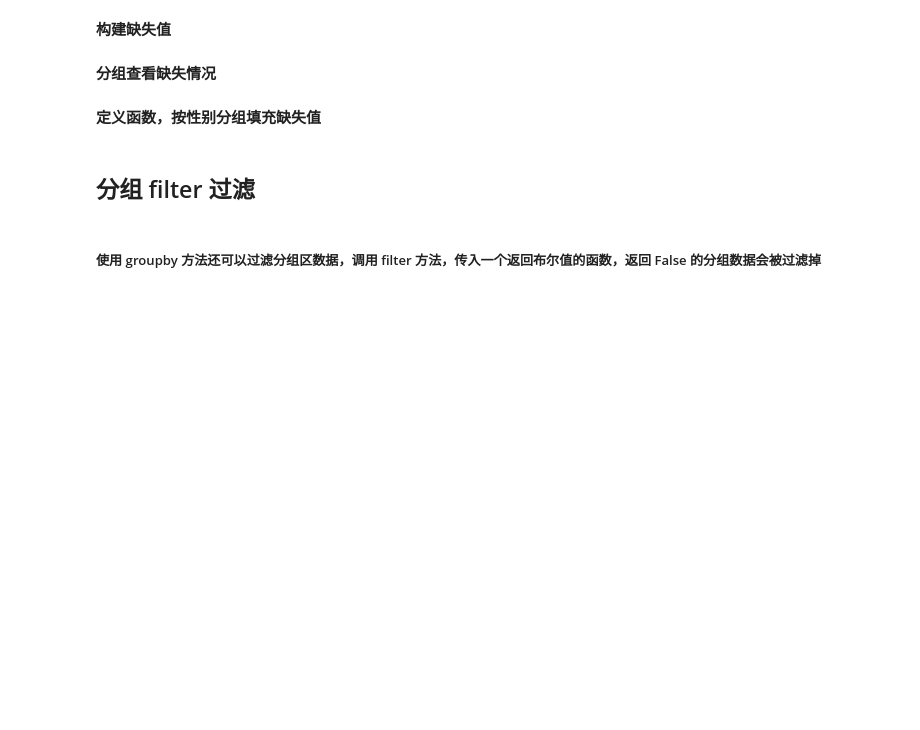
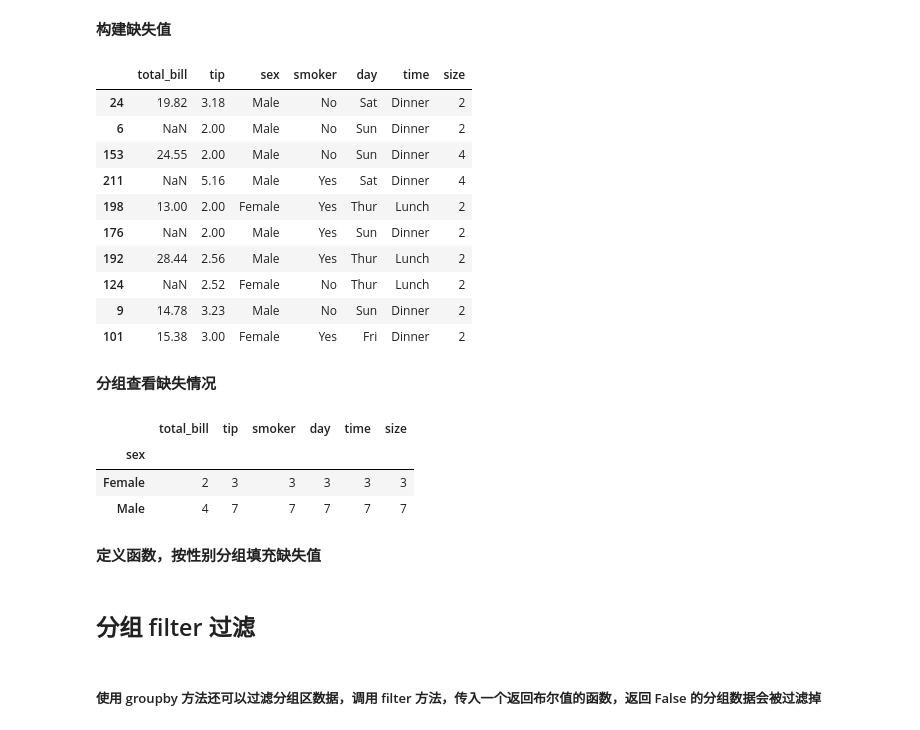
Before and after one commit to JohnChow96927/python-bigdata, a Jupyter notebook: Pandas/day3_220121_数据清洗&数据组合与分组/05-Pandas数据分组.ipynb, the cells around one changed output. Saved outputs shown, nothing was run; the diff lists cells and outputs as text; code cells hidden in the pictures; blank space fills up the shorter version.

```diff
--- a/Pandas/day3_220121_数据清洗&数据组合与分组/05-Pandas数据分组.ipynb
+++ b/Pandas/day3_220121_数据清洗&数据组合与分组/05-Pandas数据分组.ipynb
@@ -216,3 +258,6 @@ Name: lifeExp, dtype: float64
 ### transform 案例：分组填充缺失值
 # %% [markdown]
 **加载 tips.csv 数据集，并从其中随机取出 10 条数据**
+# %%
+tips_10 = pd.read_csv('./data/tips.csv').sample(10, random_state=42)
+tips_10
@@ -219,7 +276,30 @@ Name: lifeExp, dtype: float64
 # %% [markdown]
 **构建缺失值**
+# %%
+import numpy as np
+tips_10.iloc[[1, 3, 5, 7], 0] = np.nan
+tips_10
+# %% [output]
+|  | total_bill | tip | sex | smoker | day | time | size |
+| 24 | 19.82 | 3.18 | Male | No | Sat | Dinner | 2 |
+| 6 | NaN | 2.00 | Male | No | Sun | Dinner | 2 |
+| 153 | 24.55 | 2.00 | Male | No | Sun | Dinner | 4 |
+| 211 | NaN | 5.16 | Male | Yes | Sat | Dinner | 4 |
+| 198 | 13.00 | 2.00 | Female | Yes | Thur | Lunch | 2 |
+| 176 | NaN | 2.00 | Male | Yes | Sun | Dinner | 2 |
+| 192 | 28.44 | 2.56 | Male | Yes | Thur | Lunch | 2 |
+| 124 | NaN | 2.52 | Female | No | Thur | Lunch | 2 |
+| 9 | 14.78 | 3.23 | Male | No | Sun | Dinner | 2 |
+| 101 | 15.38 | 3.00 | Female | Yes | Fri | Dinner | 2 |
 # %% [markdown]
 **分组查看缺失情况**
+# %%
+tips_10.groupby('sex').count()
+# %% [output]
+|  | total_bill | tip | smoker | day | time | size |
+| sex |  |  |  |  |  |  |
+| Female | 2 | 3 | 3 | 3 | 3 | 3 |
+| Male | 4 | 7 | 7 | 7 | 7 | 7 |
 # %% [markdown]
 **定义函数，按性别分组填充缺失值**
 # %% [markdown]
```
Also changed, not shown: parts of 5 cells of this notebook, 7 other files.
